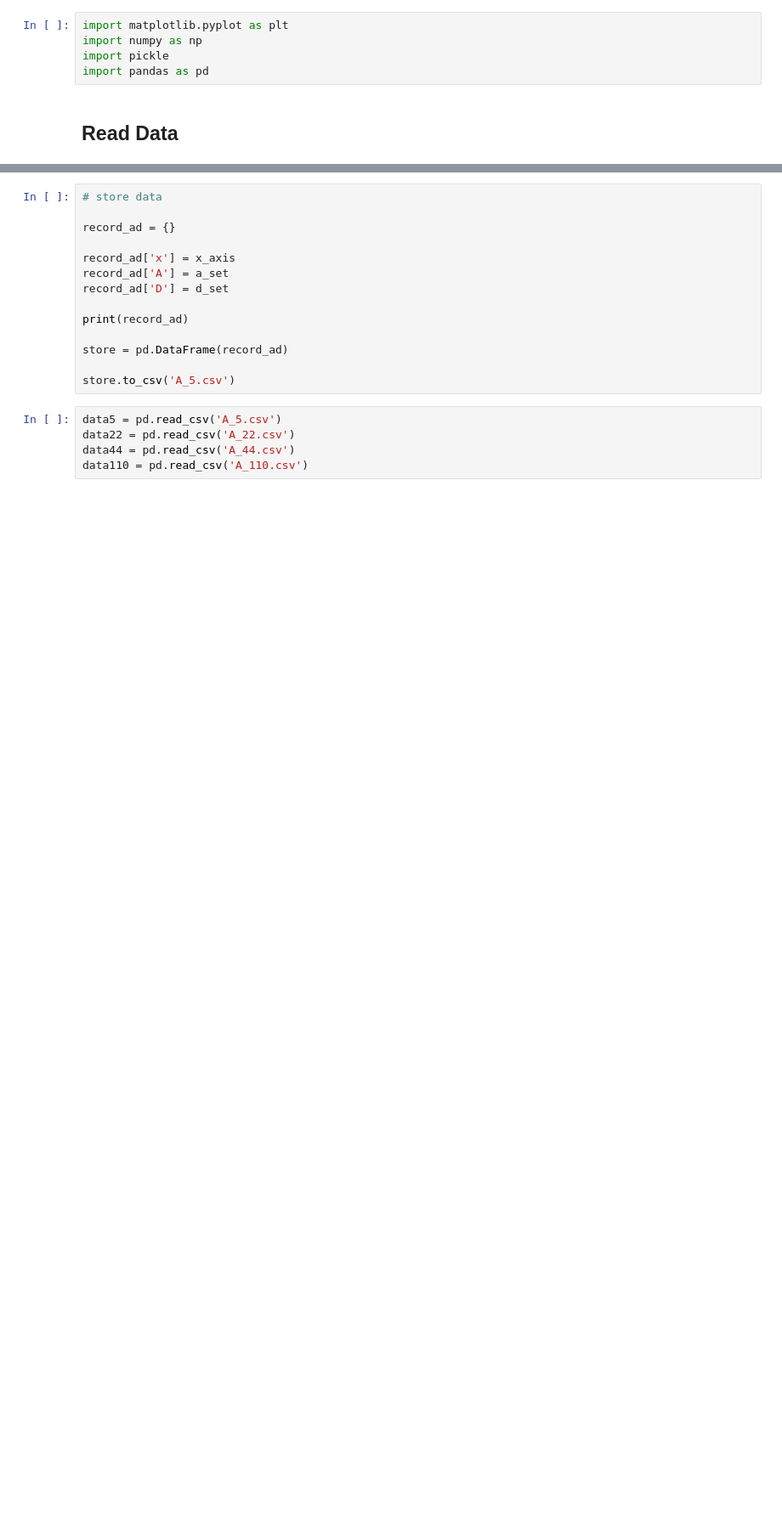
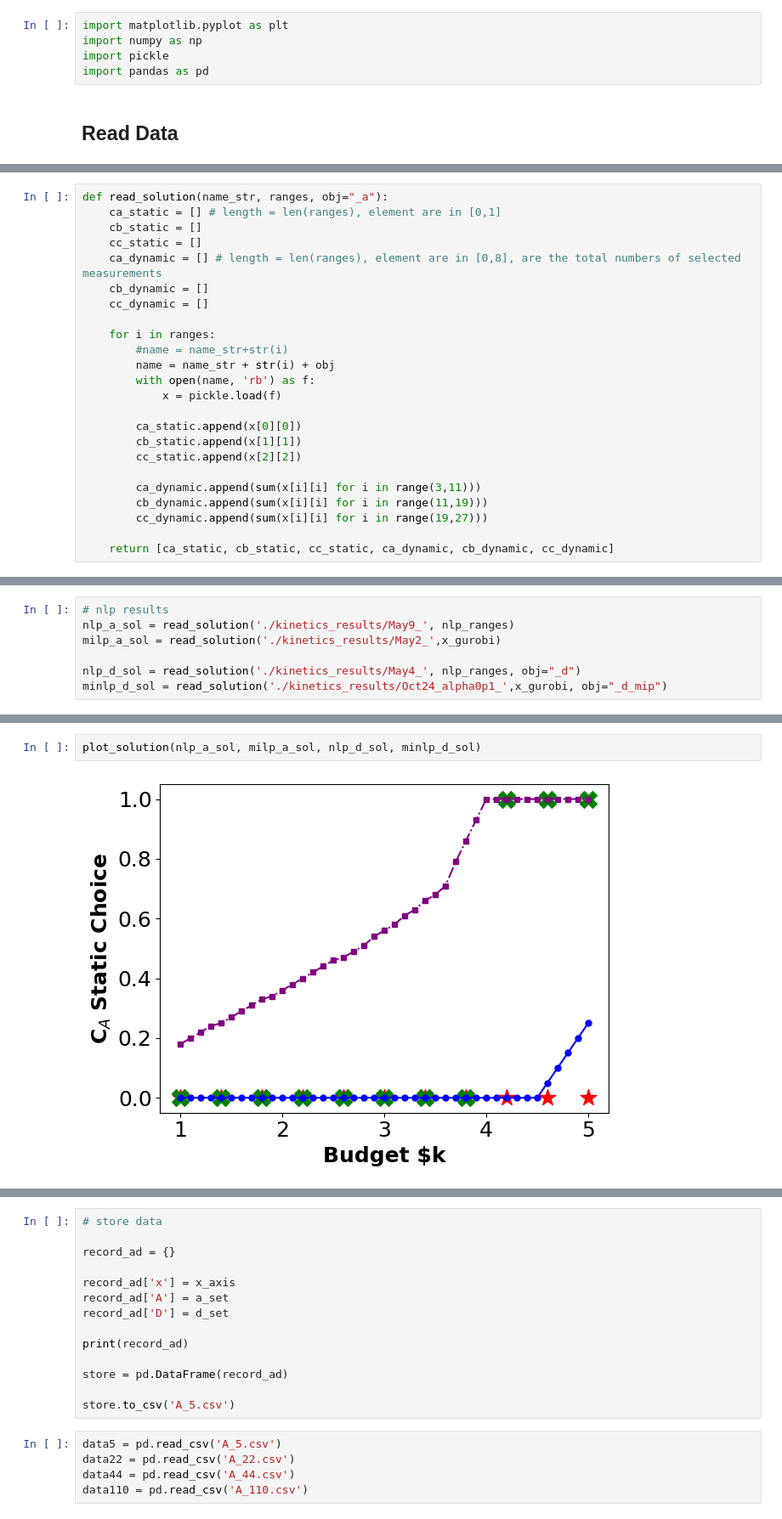
Before and after one commit to CCSI-Toolset/measurement-optimization, a Jupyter notebook: Draw_figure.ipynb, the cells around one changed output, grey strips where cells are left out. Shown at 85% size. Drawn from its saved outputs; the diff is of its cells as text; blank space fills up the shorter version.

```diff
--- a/Draw_figure.ipynb
+++ b/Draw_figure.ipynb
@@ -36,0 +223,24 @@ def plot_data(budget, a_cri, d_cri):
+# %%
+def read_solution(name_str, ranges, obj="_a"):
+    ca_static = [] # length = len(ranges), element are in [0,1]
+    cb_static = []
+    cc_static = []
+    ca_dynamic = [] # length = len(ranges), element are in [0,8], are the total numbers of selected measurements
+    cb_dynamic = []
+    cc_dynamic = []
+
+    for i in ranges:
+        #name = name_str+str(i)
+        name = name_str + str(i) + obj
+        with open(name, 'rb') as f:
+            x = pickle.load(f)
+
+        ca_static.append(x[0][0])
+        cb_static.append(x[1][1])
+        cc_static.append(x[2][2])
+
+        ca_dynamic.append(sum(x[i][i] for i in range(3,11)))
+        cb_dynamic.append(sum(x[i][i] for i in range(11,19)))
+        cc_dynamic.append(sum(x[i][i] for i in range(19,27)))
+
+    return [ca_static, cb_static, cc_static, ca_dynamic, cb_dynamic, cc_dynamic]
@@ -36,0 +252,7 @@ def plot_data(budget, a_cri, d_cri):
+# %%
+# nlp results
+nlp_a_sol = read_solution('./kinetics_results/May9_', nlp_ranges)
+milp_a_sol = read_solution('./kinetics_results/May2_',x_gurobi)
+
+nlp_d_sol = read_solution('./kinetics_results/May4_', nlp_ranges, obj="_d")
+minlp_d_sol = read_solution('./kinetics_results/Oct24_alpha0p1_',x_gurobi, obj="_d_mip")
@@ -36,0 +321,4 @@ def plot_data(budget, a_cri, d_cri):
+# %%
+plot_solution(nlp_a_sol, milp_a_sol, nlp_d_sol, minlp_d_sol)
+# %% [output]
+[figure, added]
```
Also changed, not shown: parts of 46 cells of this notebook, 1 other file.
